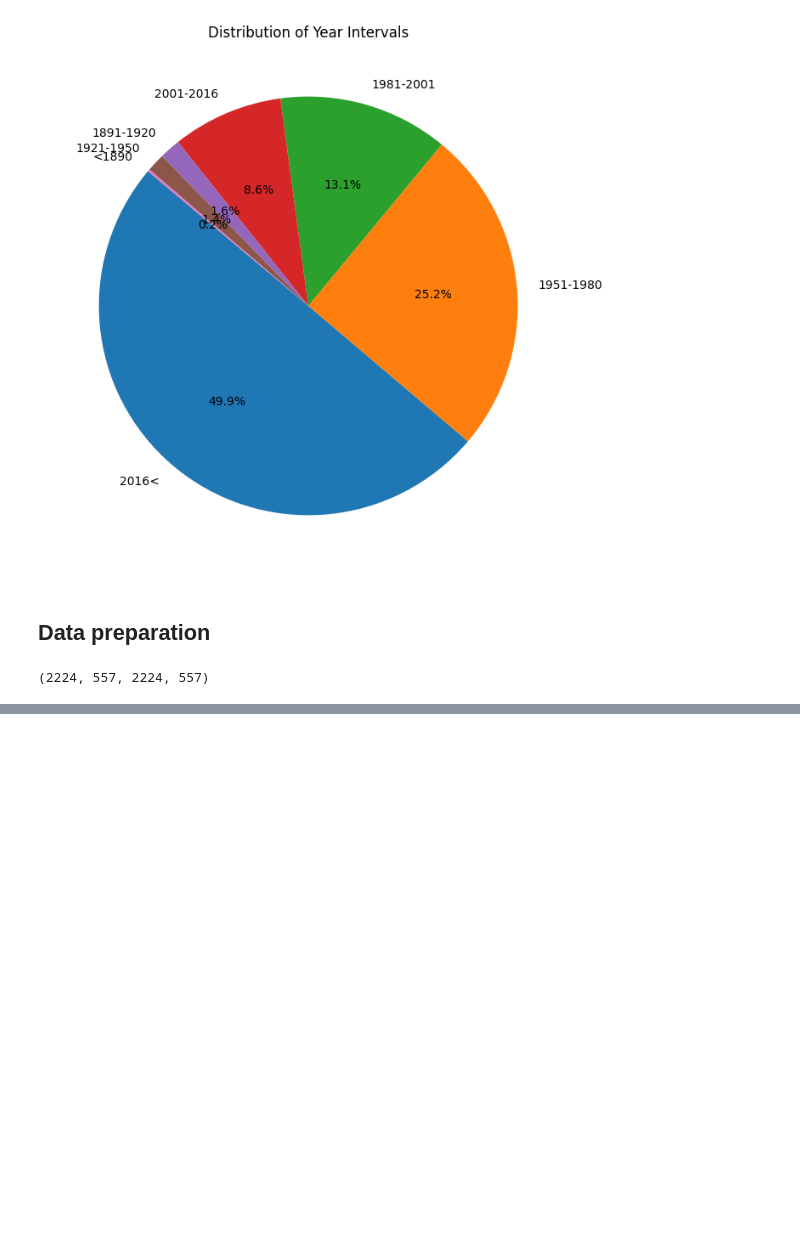
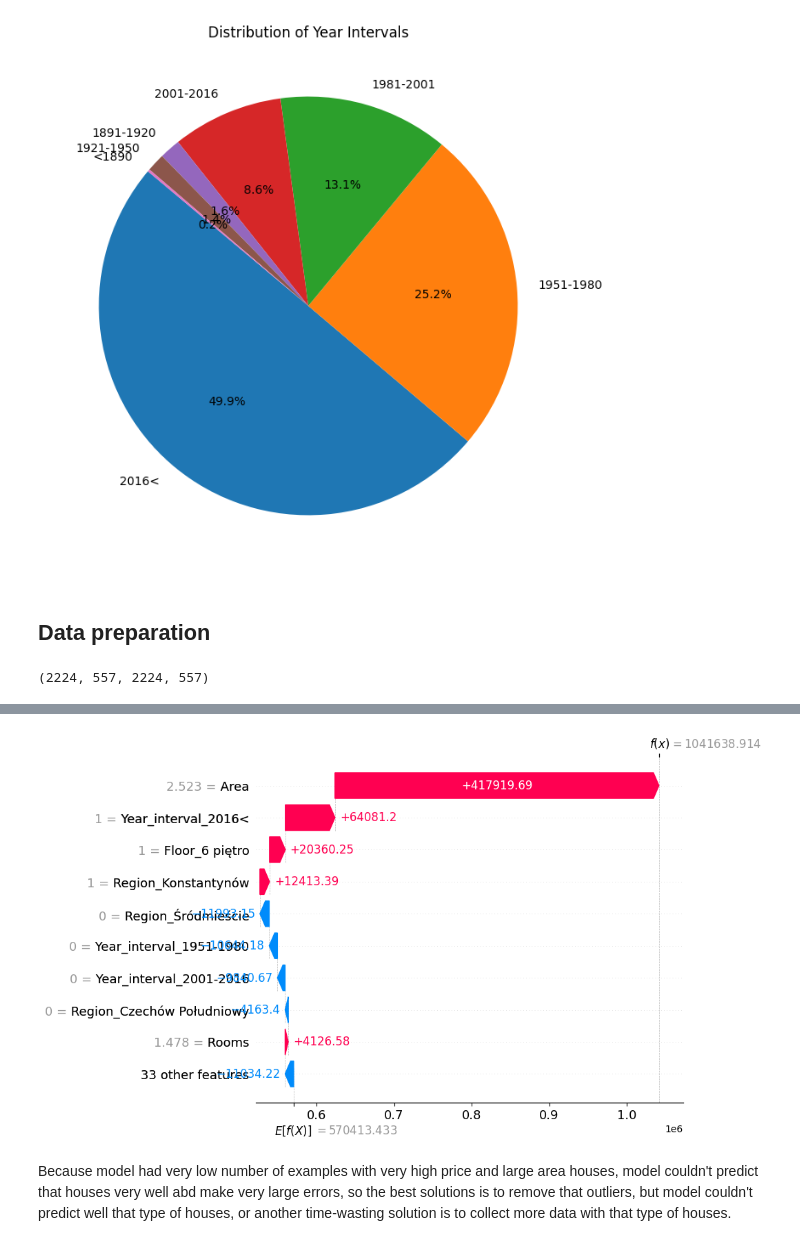
Before and after one commit to davydantoniuk/lublin-house-price-predict, a Jupyter notebook: price_prediction.ipynb, the cells around one changed output, grey strips where cells are left out. Drawn from its saved outputs; the diff is of its cells as text; code cells hidden in the pictures; blank space fills up the shorter version.

```diff
--- a/price_prediction.ipynb
+++ b/price_prediction.ipynb
@@ -419,0 +500,11 @@ len(X_train), len(X_test), len(y_train), len(y_test)
+# %%
+
+# Waterfall plot for worst prediction
+shap.waterfall_plot(shap.Explanation(values=shap_values[worst_index].values,
+                                     base_values=explainer.expected_value,
+                                     data=X_test.iloc[worst_index]))
+plt.show()
+# %% [output]
+[figure, added]
+# %% [markdown]
+Because model had very low number of examples with very high price and large area houses, model couldn't predict that houses very well abd make very large errors, so the best solutions is to remove that outliers, but model couldn't predict well that type of houses, or another time-wasting solution is to collect more data with that type of houses.
```
Also changed, not shown: parts of 14 cells of this notebook.
